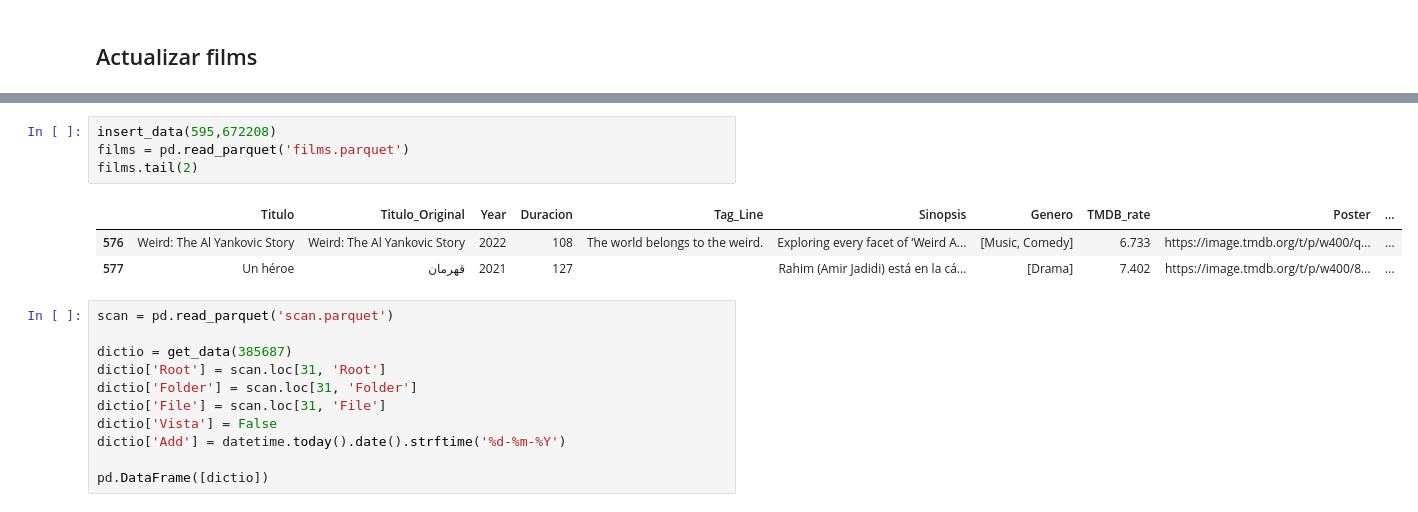
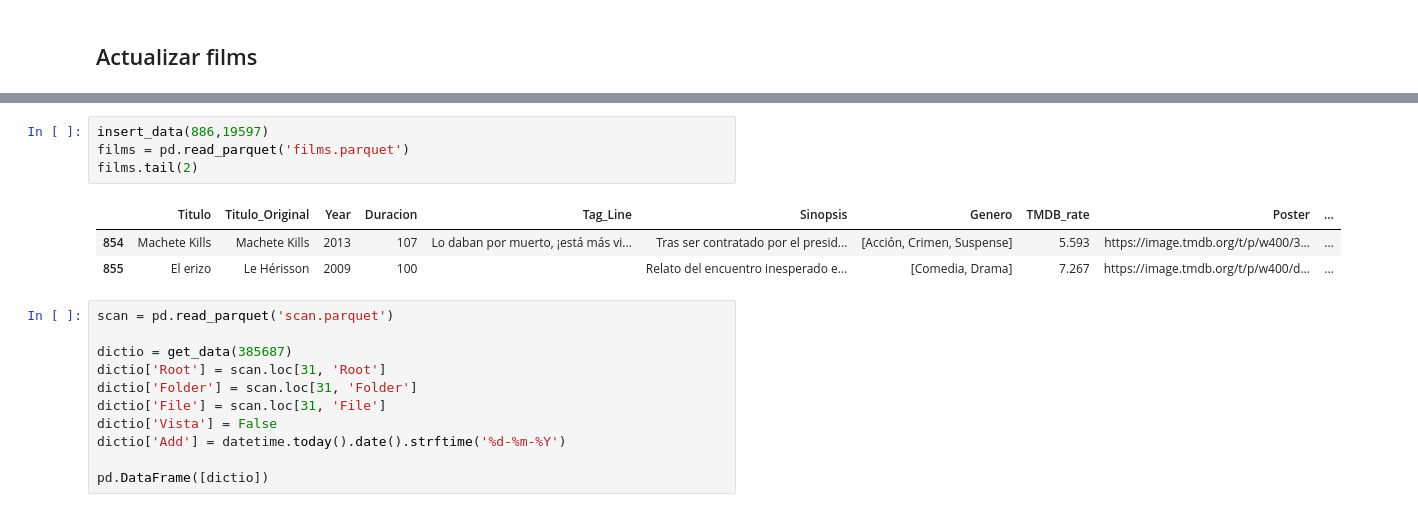
Before and after one commit to gusavato/streamberry, a Jupyter notebook: visor_control.ipynb, the cells around one changed output, grey strips where cells are left out. Saved outputs shown, nothing was run; the diff lists cells and outputs as text.

```diff
--- a/visor_control.ipynb
+++ b/visor_control.ipynb
@@ -126,11 +114,11 @@ scan[scan.API_pass == False].head(10)
 # %%
-insert_data(595,672208)
+insert_data(886,19597)
 films = pd.read_parquet('films.parquet')
 films.tail(2)
 # %% [output]
 |  | Titulo | Titulo_Original | Year | Duracion | Tag_Line | Sinopsis | Genero | TMDB_rate | Poster | ... |
-| 576 | Weird: The Al Yankovic Story | Weird: The Al Yankovic Story | 2022 | 108 | The world belongs to the weird. | Exploring every facet of ‘Weird A... | [Music, Comedy] | 6.733 | https://image.tmdb.org/t/p/w400/q... | ... |
-| 577 | Un héroe | قهرمان | 2021 | 127 |  | Rahim (Amir Jadidi) está en la cá... | [Drama] | 7.402 | https://image.tmdb.org/t/p/w400/8... | ... |
+| 854 | Machete Kills | Machete Kills | 2013 | 107 | Lo daban por muerto, ¡está más vi... | Tras ser contratado por el presid... | [Acción, Crimen, Suspense] | 5.593 | https://image.tmdb.org/t/p/w400/3... | ... |
+| 855 | El erizo | Le Hérisson | 2009 | 100 |  | Relato del encuentro inesperado e... | [Comedia, Drama] | 7.267 | https://image.tmdb.org/t/p/w400/d... | ... |
 # %%
 scan = pd.read_parquet('scan.parquet')
 
```
Also changed, not shown: parts of 12 cells of this notebook, 5 other files.
